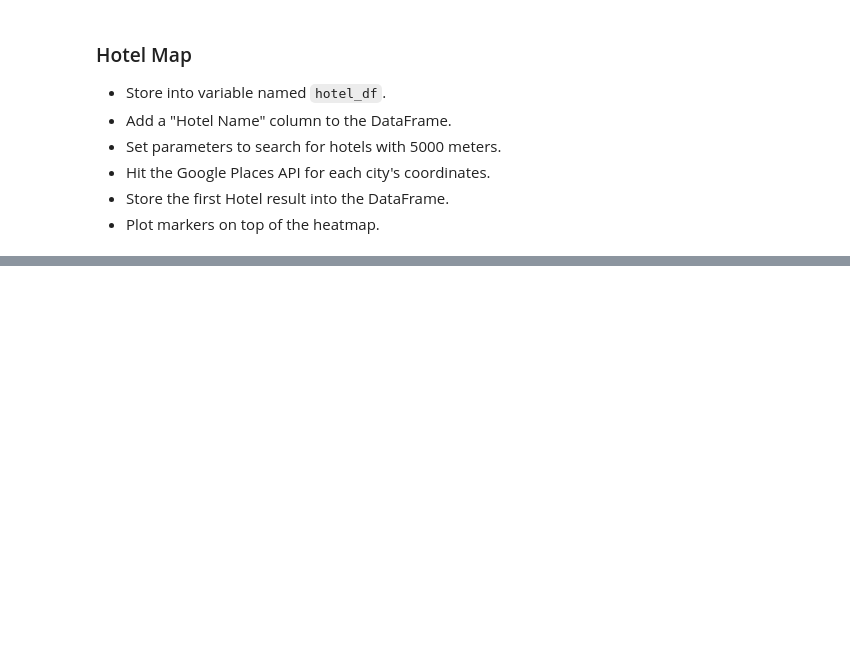
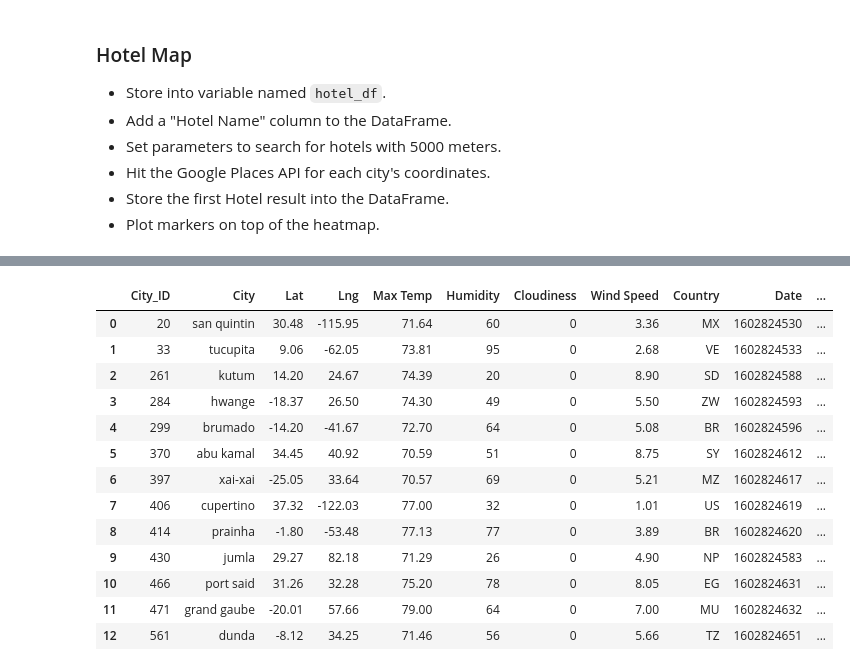
Before and after one commit to carolyna131/python-api-challenge, a Jupyter notebook: WeatherPy/VacationPy.ipynb, the cells around one changed output, grey strips where cells are left out. Saved outputs shown, nothing was run; the diff lists cells and outputs as text; code cells hidden in the pictures; blank space fills up the shorter version.

```diff
--- a/WeatherPy/VacationPy.ipynb
+++ b/WeatherPy/VacationPy.ipynb
@@ -172,4 +162,21 @@ info_box_template = """
 # NOTE: be sure to update with your DataFrame name
 hotel_info = [info_box_template.format(**row) for index, row in hotel_df.iterrows()]
 locations = hotel_df[["Lat", "Lng"]]
+# %%
+hotel_df
+# %% [output]
+|  | City_ID | City | Lat | Lng | Max Temp | Humidity | Cloudiness | Wind Speed | Country | Date | ... |
+| 0 | 20 | san quintin | 30.48 | -115.95 | 71.64 | 60 | 0 | 3.36 | MX | 1602824530 | ... |
+| 1 | 33 | tucupita | 9.06 | -62.05 | 73.81 | 95 | 0 | 2.68 | VE | 1602824533 | ... |
+| 2 | 261 | kutum | 14.20 | 24.67 | 74.39 | 20 | 0 | 8.90 | SD | 1602824588 | ... |
+| 3 | 284 | hwange | -18.37 | 26.50 | 74.30 | 49 | 0 | 5.50 | ZW | 1602824593 | ... |
+| 4 | 299 | brumado | -14.20 | -41.67 | 72.70 | 64 | 0 | 5.08 | BR | 1602824596 | ... |
+| 5 | 370 | abu kamal | 34.45 | 40.92 | 70.59 | 51 | 0 | 8.75 | SY | 1602824612 | ... |
+| 6 | 397 | xai-xai | -25.05 | 33.64 | 70.57 | 69 | 0 | 5.21 | MZ | 1602824617 | ... |
+| 7 | 406 | cupertino | 37.32 | -122.03 | 77.00 | 32 | 0 | 1.01 | US | 1602824619 | ... |
+| 8 | 414 | prainha | -1.80 | -53.48 | 77.13 | 77 | 0 | 3.89 | BR | 1602824620 | ... |
+| 9 | 430 | jumla | 29.27 | 82.18 | 71.29 | 26 | 0 | 4.90 | NP | 1602824583 | ... |
+| 10 | 466 | port said | 31.26 | 32.28 | 75.20 | 78 | 0 | 8.05 | EG | 1602824631 | ... |
+| 11 | 471 | grand gaube | -20.01 | 57.66 | 79.00 | 64 | 0 | 7.00 | MU | 1602824632 | ... |
+| 12 | 561 | dunda | -8.12 | 34.25 | 71.46 | 56 | 0 | 5.66 | TZ | 1602824651 | ... |
 # %%
```
Also changed, not shown: parts of 7 cells of this notebook, 15 other files.
